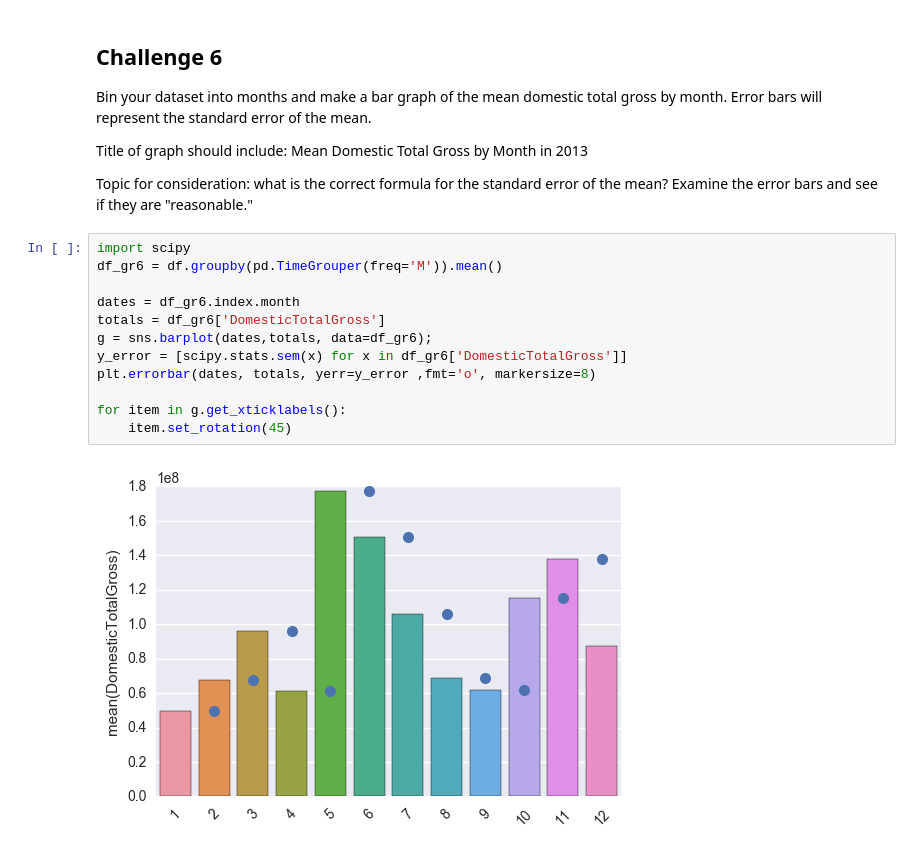
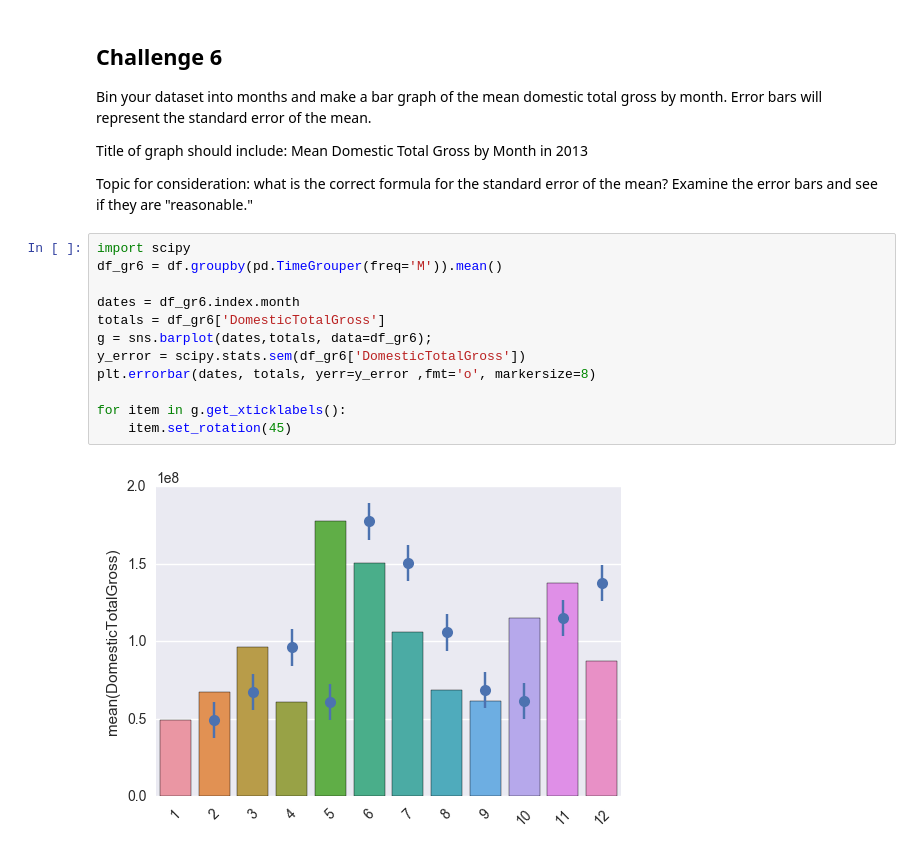
Before and after one commit to rosiehoyem/metis-challenges, a Jupyter notebook: challenge_set_3_rosiehoyem.ipynb, the cells around one changed output. Drawn from its saved outputs; the diff is of its cells as text.

```diff
--- a/challenge_set_2_rosiehoyem.ipynb
+++ b/challenge_set_3_rosiehoyem.ipynb
@@ -196,14 +196,14 @@ Topic for consideration: what is the correct formula for the standard error of t
 # %%
 import scipy
 df_gr6 = df.groupby(pd.TimeGrouper(freq='M')).mean()
 
 dates = df_gr6.index.month
 totals = df_gr6['DomesticTotalGross']
 g = sns.barplot(dates,totals, data=df_gr6);
-y_error = [scipy.stats.sem(x) for x in df_gr6['DomesticTotalGross']]
+y_error = scipy.stats.sem(df_gr6['DomesticTotalGross'])
 plt.errorbar(dates, totals, yerr=y_error ,fmt='o', markersize=8)
 
 for item in g.get_xticklabels():
     item.set_rotation(45)
 # %% [output]
-[figure, old version]
+[figure, new version]
```
Also changed, not shown: parts of 2 cells of this notebook.
